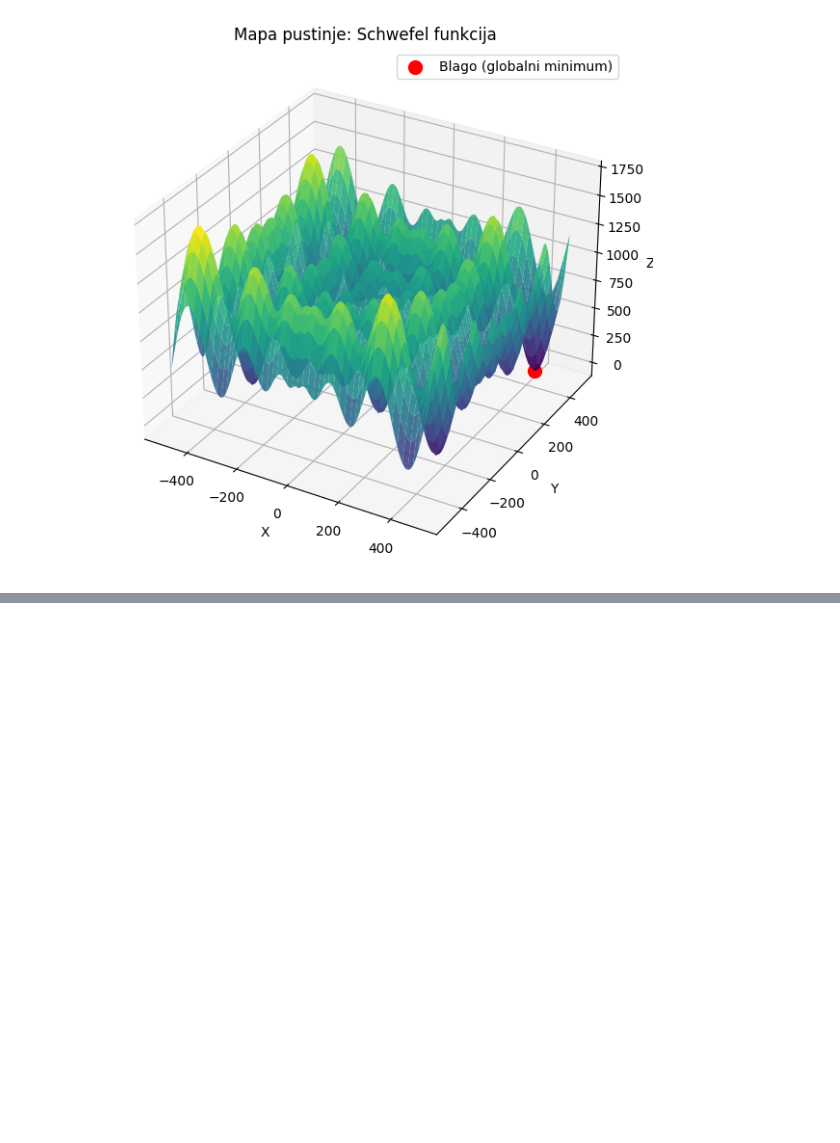
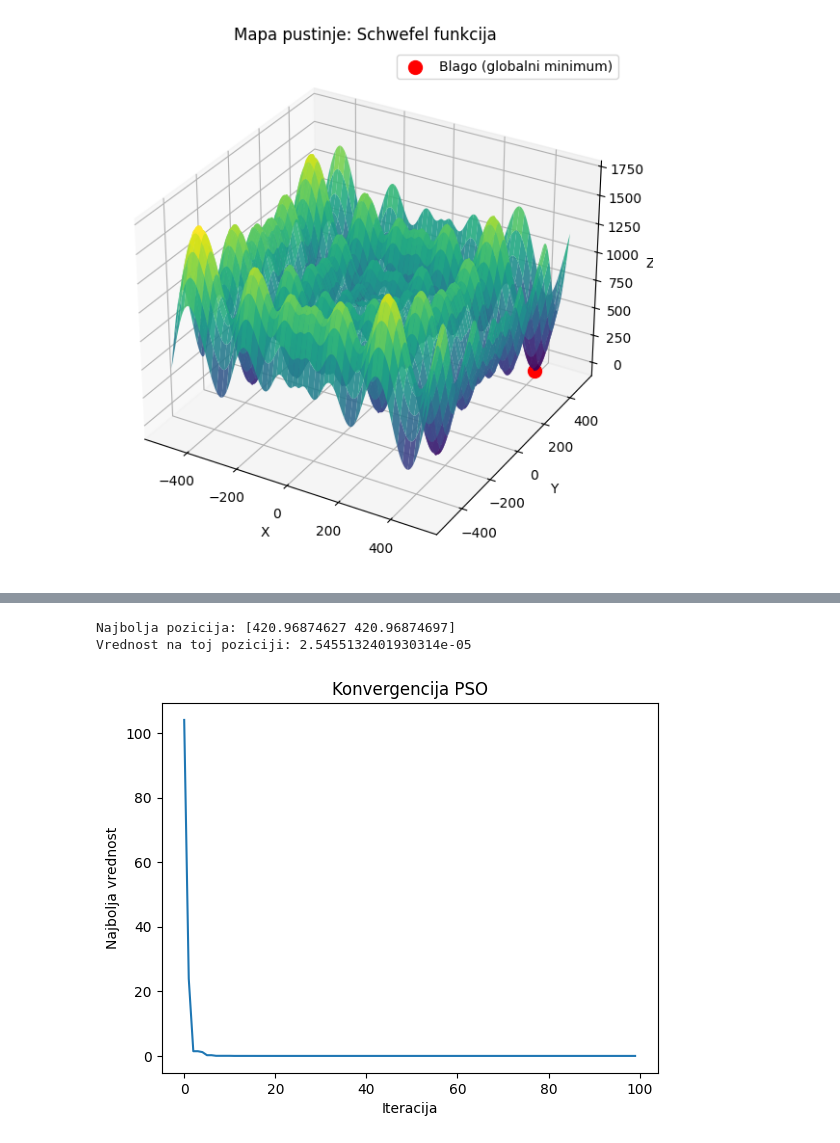
Before and after one commit to KatarinaScekic/pso-tvac-treasure-hunt, a Jupyter notebook: notebooks/pso_tvac_treasure_hunt.ipynb, the cells around one changed output, grey strips where cells are left out. Saved outputs shown, nothing was run; the diff lists cells and outputs as text; code cells hidden in the pictures; blank space fills up the shorter version.

Commit message:
Added standard PSO algorithm. Graphed convergence and printed treasure location

```diff
--- a/notebooks/pso_tvac_treasure_hunt.ipynb
+++ b/notebooks/pso_tvac_treasure_hunt.ipynb
@@ -38,0 +110,31 @@ plt.show()
+# %%
+def pso(f, bounds, swarm_size=20, num_iters=100, c_inertia=0.5, c_social=1.0, c_cognitive=1.0):
+    swarm = [Particle(bounds, f, c_inertia, c_social, c_cognitive) for _ in range(swarm_size)]
+    best_values = []
+
+    for _ in range(num_iters):
+        for p in swarm:
+            p.move()
+        best_values.append(Particle.swarm_best_value)
+
+    return Particle.swarm_best_position, Particle.swarm_best_value, best_values
+# %%
+# Definisanje granica za 2D Schwefel
+bounds = np.array([[-500, 500], [-500, 500]])
+
+# Pokretanje PSO
+best_pos, best_val, history = pso(schwefel_2d, bounds, swarm_size=30, num_iters=100)
+
+print("Najbolja pozicija:", best_pos)
+print("Vrednost na toj poziciji:", best_val)
+
+# Grafikon konvergencije
+plt.plot(history)
+plt.xlabel("Iteracija")
+plt.ylabel("Najbolja vrednost")
+plt.title("Konvergencija PSO")
+plt.show()
+# %% [output]
+Najbolja pozicija: [420.96874627 420.96874697]
+Vrednost na toj poziciji: 2.5455132401930314e-05
+[figure, added]
```
Also changed, not shown: parts of 6 cells of this notebook.
